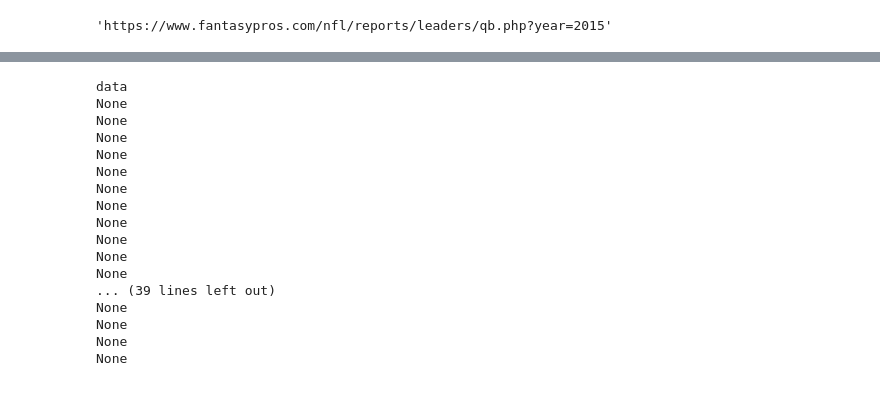
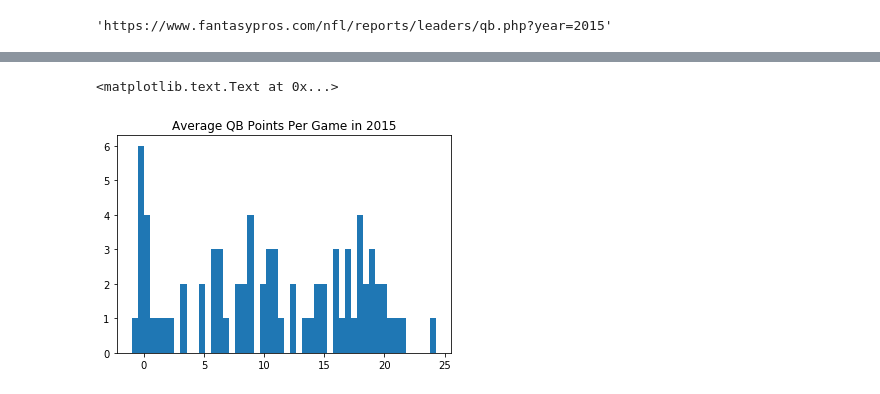
Before and after one commit to jacobakh/FFML, a Jupyter notebook: MLFF2.ipynb, the cells around one changed output, grey strips where cells are left out. Saved outputs shown, nothing was run; the diff lists cells and outputs as text; code cells hidden in the pictures.

```diff
--- a/MLFF2.ipynb
+++ b/MLFF2.ipynb
@@ -187,6 +111,7 @@ class HTMLTableParser:
         return df
 # %%
 hp = HTMLTableParser()
-table = hp.parse_url(url) # Grabbing the table from the tuple
+url_learning = "https://www.fantasypros.com/nfl/reports/leaders/qb.php?year=2015"
+table = hp.parse_url(url_learning)[0][1] # Grabbing the table from the tuple
 table.head()
 # %% [output]
@@ -199,25 +133,14 @@ AttributeError: 'list' object has no attribute 'head'
+# %%
+%matplotlib inline
+import matplotlib.pyplot as plt
+
+plt.figure()
+avg=table['Avg'].values
+plt.hist(avg, bins = 50)
+plt.title('Average QB Points Per Game in 2015')
+# %% [output]
+<matplotlib.text.Text at 0x...>
+[figure, added]
 # %%
 response = requests.get('https://www.fantasypros.com/nfl/reports/leaders/qb.php?year=2015')
 soup = BeautifulSoup(response.text, 'lxml')
-# %%
-for table in soup.find_all('table'):
-    print(table.get('id'))
-    #print(tag.get('id'))
-# %% [output]
-data
-None
-None
-None
-None
-None
-None
-None
-None
-None
-None
-None
-... (39 lines left out)
-None
-None
-None
-None
```
Also changed, not shown: parts of 17 cells of this notebook.
